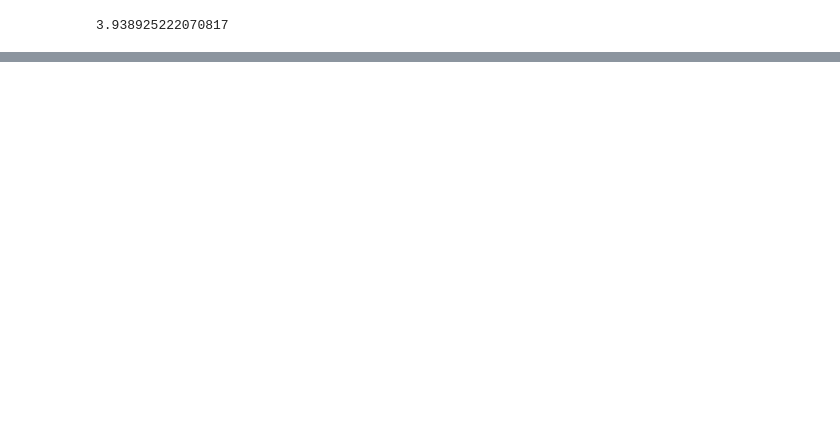
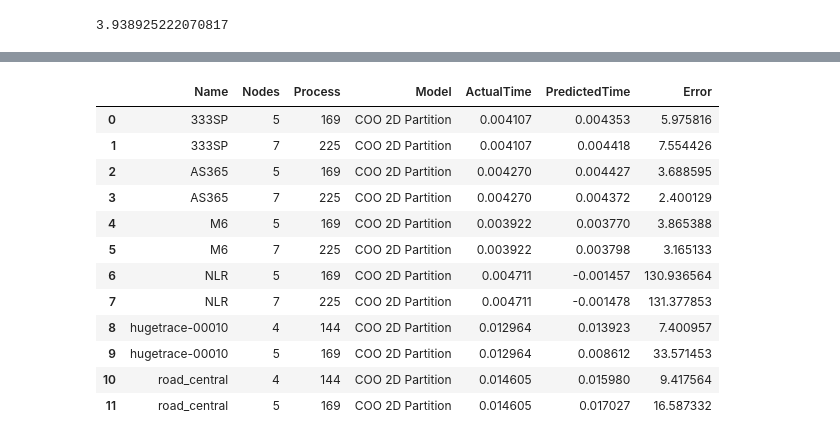
Before and after one commit to marufdsi/ConferencePapers, a Jupyter notebook: ICPP2021/ICPP_PLOTS_GEN.ipynb, the cells around one changed output, grey strips where cells are left out. Cells and saved outputs as stored; diff of their text form; code cells hidden in the pictures; blank space fills up the shorter version.

```diff
--- a/ICPP2021/ICPP_PLOTS_GEN.ipynb
+++ b/ICPP2021/ICPP_PLOTS_GEN.ipynb
@@ -1483,0 +1588,4 @@ Max Error:  37.60215250860597  Avg Error:  17.78362732456235
+# %%
+coo_full_data = pd.read_csv("../../SpMV_Model/src/SkylakeResults/MPI_COO_2D_SpMV.csv")
+coo_real_data = coo_full_data[coo_full_data["Name"].isin(test_matrices)].groupby("Name").mean().reset_index()
+coo_real_data
@@ -1483,0 +1601,83 @@ Max Error:  37.60215250860597  Avg Error:  17.78362732456235
+# %%
+
+coo_linear_pred = pd.DataFrame()
+mat = []
+model_name = []
+err = []
+_prcs = []
+_nodes = []
+a_time = []
+p_time = []
+column = "AvgTime"
+for topo in topology:
+    prcs = topo["Process"]
+    nodes = topo["Nodes"]
+    coo_models = all_coo_models[prcs]
+    if len(coo_models.keys()) <= 0:
+        print("No models are found for ", prcs)
+        continue
+    key_max = max(coo_models.keys())
+    key_min = min(coo_models.keys())
+    key_max
+
+    for index,row in coo_real_data.iterrows():
+    #     print(row["AvgRow"], int(row["AvgRow"]/1000)*1000)
+        npr = row["NonZeroPerRow"]
+    #     if npr < 1:
+    #         print(npr)
+    #         continue
+        if row["AvgRow"] in coo_models:
+            print("found")
+        else:
+            key = int(row["AvgRow"]/1000)*1000
+            lowKey = key
+            highKey = key + 1000
+            while lowKey not in coo_models:
+                if lowKey <= key_min:
+                    break
+                lowKey = lowKey - 1000
+            while highKey not in coo_models:
+                if highKey >= key_max:
+                    break
+                highKey = highKey + 1000
+
+            if highKey in coo_models and lowKey in coo_models:
+                m1 = coo_models[lowKey]
+                y1 = m1.predict(np.array(row["NonZeroPerRow"])[newaxis, newaxis])
+                m2 = coo_models[highKey]
+                y2 = m2.predict(np.array(row["NonZeroPerRow"])[newaxis, newaxis])
+                if y1<y2:
+    #                 print(y1[0][0], "< ", row[column], " <", y2[0][0])
+                    predict = y1 + ((y2-y1)*(row["AvgRow"] - lowKey))/(highKey-lowKey)
+                else:
+    #                 print("lowKey", lowKey, " highKey: ", highKey, " npr: ", npr)
+    #                 print(y2, "< ", row[column], " <", y1)
+                    predict = y2 + ((y1-y2)*(row["AvgRow"] - lowKey))/(highKey-lowKey)
+                error = abs(predict - row[column])*100/row[column]
+                name = row["Name"].split('_')
+    #             print(name[0],"&", '{0:.8g}'.format(row["AvgRow"]), "&", '{0:.3g}'.format(row["NonZeroPerRow"]),
+    #                   "&", str(lowKey), "&", str(highKey), "&", '{0:.5g}'.format(row[column]), "&", '{0:.5g}'.format(predict),
+    #                   "&", '{0:.4g}'.format(error) + "\%", "\\\ \hline")
+                print(row["Name"], row["nProcess"], " ", row["AvgRow"], " ", row["NonZeroPerRow"], " Predict: ", '{0:.4g}'.format(predict[0][0]), " Actual: ", row[column], " Error: ", '{0:.4g}'.format(error[0][0]), "/%")
+                mat.append(row["Name"])
+                model_name.append("COO 2D Partition")
+                err.append(error[0][0])
+                _prcs.append(prcs)
+                _nodes.append(nodes)
+                a_time.append(row[column]/1000)
+                p_time.append(predict[0][0]/1000)
+            else:
+                print(y1, "< Avg Time")
+            print("lowKey", lowKey, " highKey: ", highKey)
+
+coo_linear_pred["Name"] = mat
+coo_linear_pred["Nodes"] = _nodes
+coo_linear_pred["Process"] = _prcs
+coo_linear_pred["Model"] = model_name
+coo_linear_pred["ActualTime"] = a_time
+coo_linear_pred["PredictedTime"] = p_time
+coo_linear_pred["Error"] = err
+coo_linear_pred["Error"] = err
+coo_linear_pred = coo_linear_pred.sort_values(by=["Name", "Nodes", "Process"]).reset_index(drop=True)
+coo_linear_pred
+# %% [output]
@@ -1483,0 +1701,13 @@ Max Error:  37.60215250860597  Avg Error:  17.78362732456235
+|  | Name | Nodes | Process | Model | ActualTime | PredictedTime | Error |
+| 0 | 333SP | 5 | 169 | COO 2D Partition | 0.004107 | 0.004353 | 5.975816 |
+| 1 | 333SP | 7 | 225 | COO 2D Partition | 0.004107 | 0.004418 | 7.554426 |
+| 2 | AS365 | 5 | 169 | COO 2D Partition | 0.004270 | 0.004427 | 3.688595 |
+| 3 | AS365 | 7 | 225 | COO 2D Partition | 0.004270 | 0.004372 | 2.400129 |
+| 4 | M6 | 5 | 169 | COO 2D Partition | 0.003922 | 0.003770 | 3.865388 |
+| 5 | M6 | 7 | 225 | COO 2D Partition | 0.003922 | 0.003798 | 3.165133 |
+| 6 | NLR | 5 | 169 | COO 2D Partition | 0.004711 | -0.001457 | 130.936564 |
+| 7 | NLR | 7 | 225 | COO 2D Partition | 0.004711 | -0.001478 | 131.377853 |
+| 8 | hugetrace-00010 | 4 | 144 | COO 2D Partition | 0.012964 | 0.013923 | 7.400957 |
+| 9 | hugetrace-00010 | 5 | 169 | COO 2D Partition | 0.012964 | 0.008612 | 33.571453 |
+| 10 | road_central | 4 | 144 | COO 2D Partition | 0.014605 | 0.015980 | 9.417564 |
+| 11 | road_central | 5 | 169 | COO 2D Partition | 0.014605 | 0.017027 | 16.587332 |
```
Also changed, not shown: parts of 7 cells of this notebook, 3 other files.
